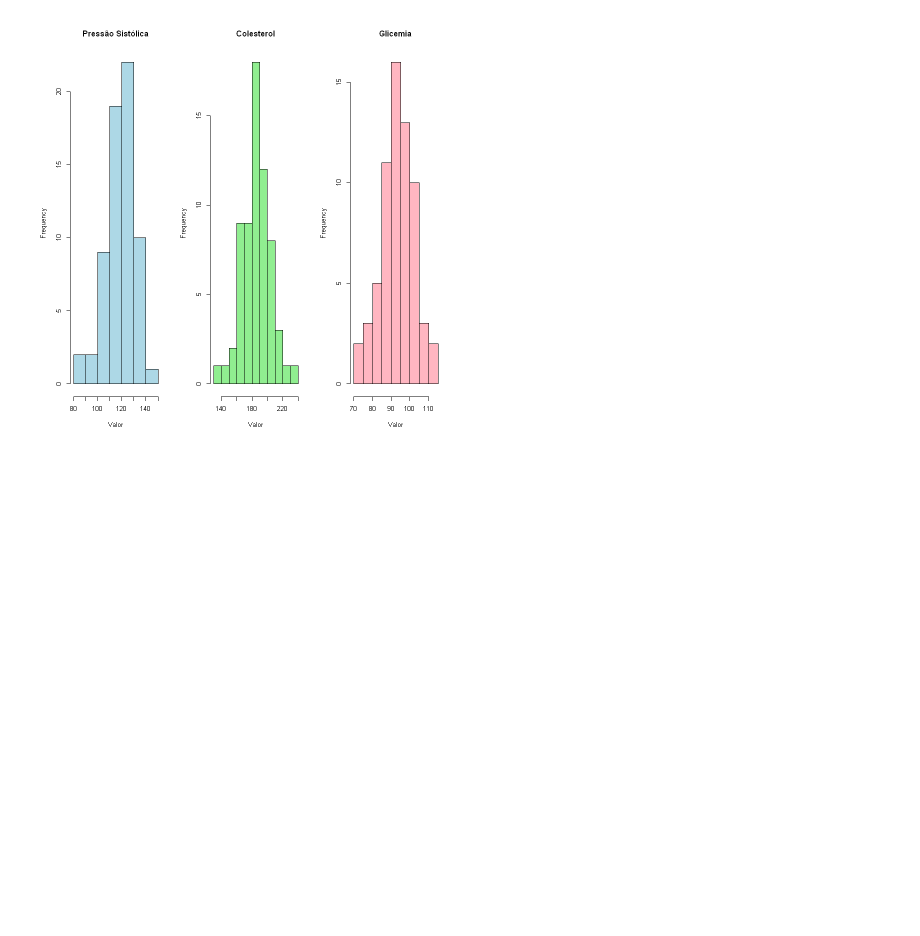
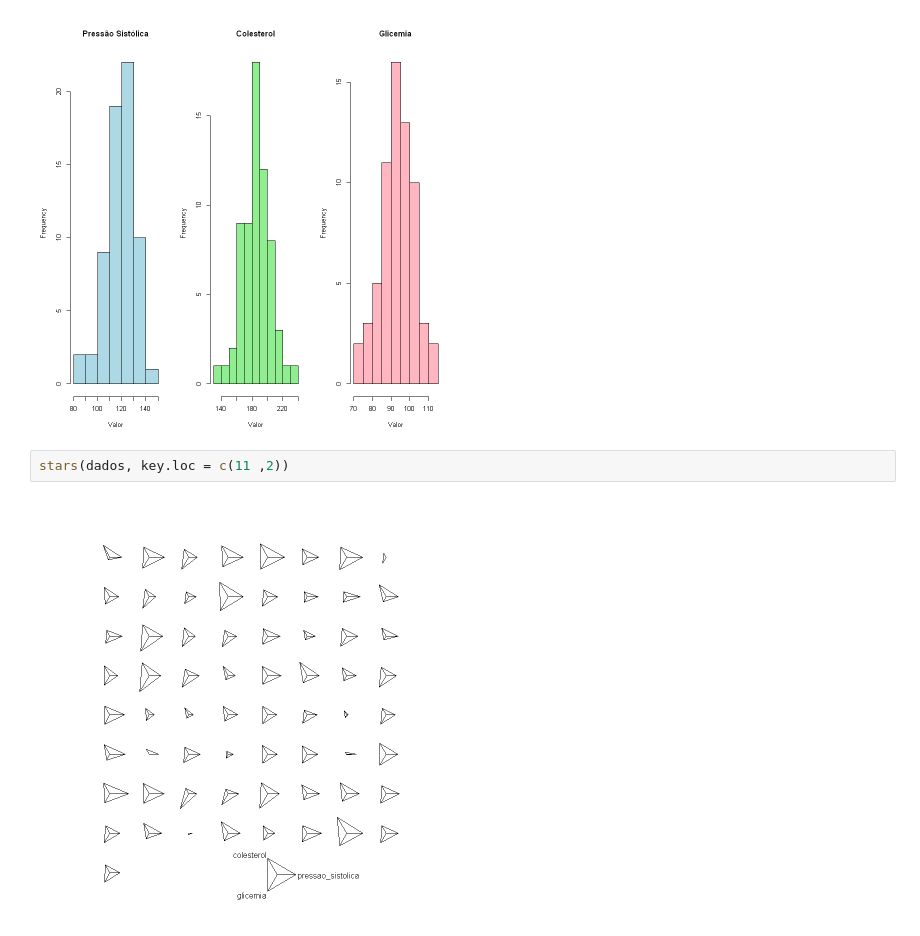
Before and after one commit to Marcehlin/Atividades-2026_1, a Jupyter notebook: Multivariada 1/Trabalho/Trabalho em grupo mult1.ipynb, the cells around one changed output. Saved outputs shown, nothing was run; the diff lists cells and outputs as text; blank space fills up the shorter version.

```diff
--- a/Multivariada 1/Trabalho/Trabalho em grupo mult1.ipynb
+++ b/Multivariada 1/Trabalho/Trabalho em grupo mult1.ipynb
@@ -194,3 +196,7 @@ hist(dados$glicemia,
      col = "lightpink")
 # %% [output]
 [figure]
+# %%
+stars(dados, key.loc = c(11 ,2))
+# %% [output]
+[figure, added]
```
Also changed, not shown: parts of 2 cells of this notebook.
